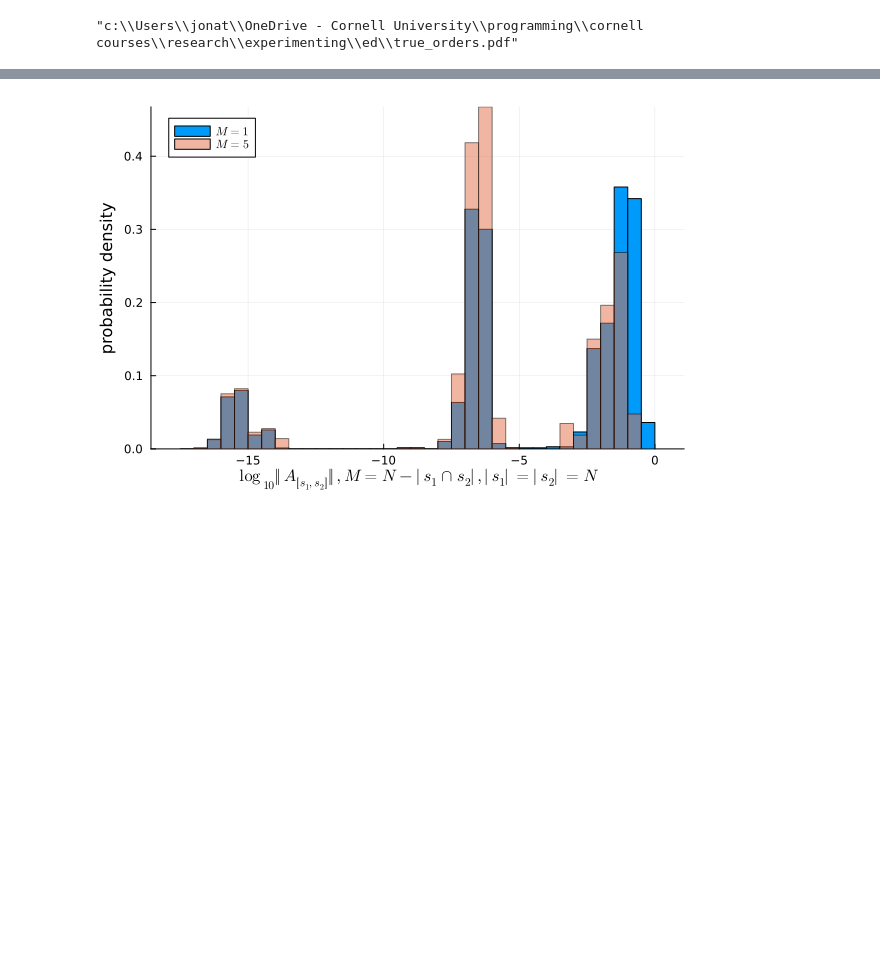
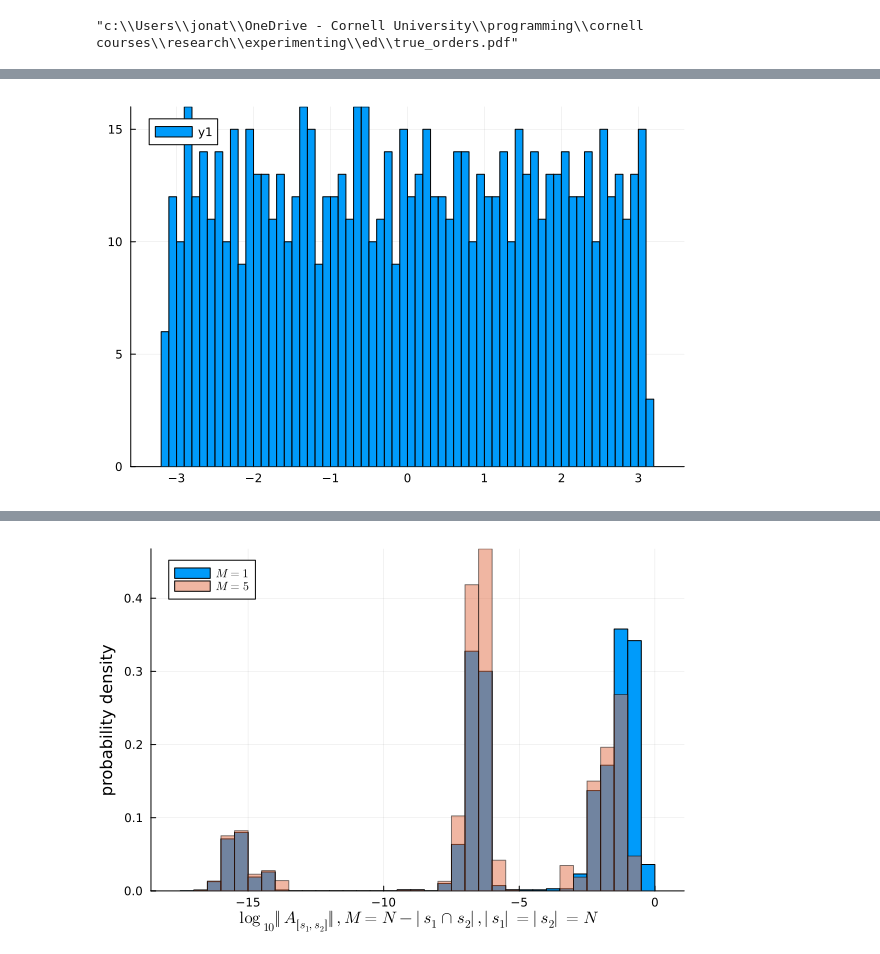
Before and after one commit to GoodStuff11/ML-signproblem, a Jupyter notebook: experimenting/ed/hubbard_ed.ipynb, the cells around one changed output, grey strips where cells are left out. Drawn from its saved outputs; the diff is of its cells as text; code cells hidden in the pictures; blank space fills up the shorter version.

```diff
--- a/experimenting/ed/hubbard_ed.ipynb
+++ b/experimenting/ed/hubbard_ed.ipynb
@@ -301,0 +421,4 @@ display(pl)
+# %%
+histogram(angle.(eigvals(exp(1im*mat))), bins=100)
+# %% [output]
+[figure, added]
```
Also changed, not shown: parts of 23 cells of this notebook, 4 other files.
